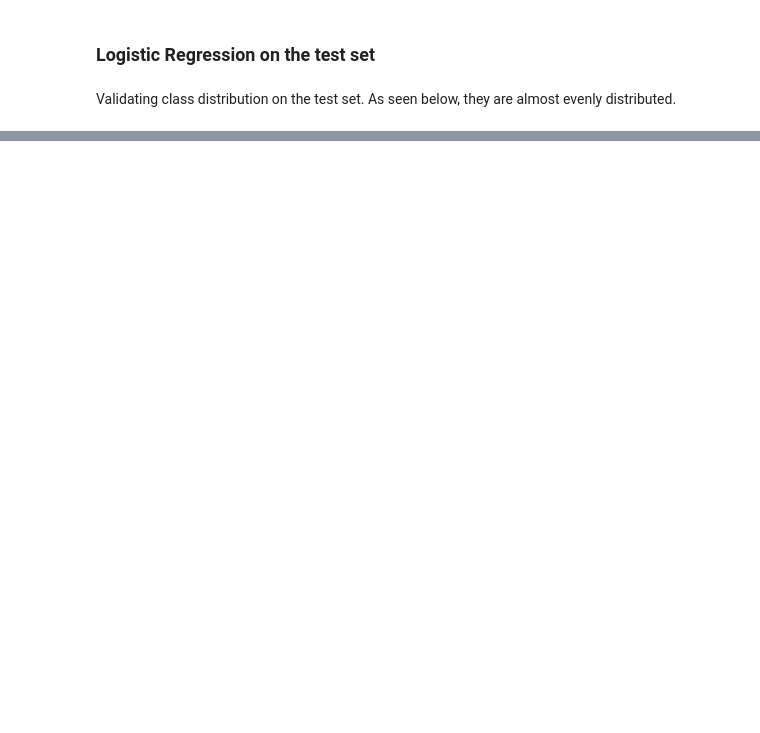
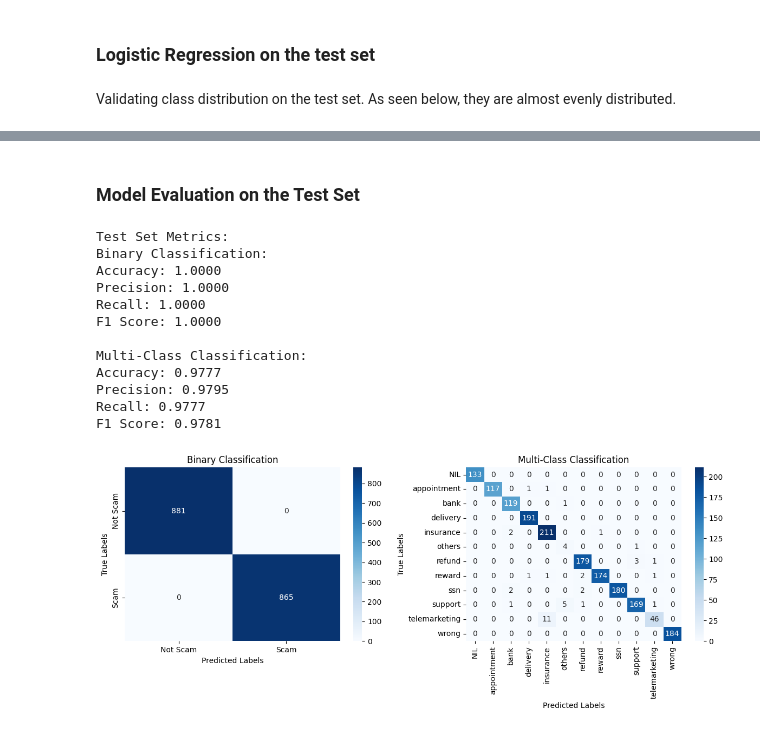
Before and after one commit to junxianyong/INF2008_P1-08, a Jupyter notebook: scam_detection/scam_detection.ipynb, the cells around one changed output, grey strips where cells are left out. Cells and saved outputs as stored; diff of their text form; code cells hidden in the pictures; blank space fills up the shorter version.

```diff
--- a/scam_detection/scam_detection.ipynb
+++ b/scam_detection/scam_detection.ipynb
@@ -861,0 +1367,35 @@ weighted avg       1.00      1.00      1.00      1746
+# %% [markdown]
+### Model Evaluation on the Test Set
+# %%
+pred_label, pred_type = multi_task_model.predict(X_test)
+
+eval_label, eval_type = multi_task_model.evaluate(X_test, y1_test, y2_test)
+
+print("Test Set Metrics:")
+print(f"Binary Classification:")
+print(f"Accuracy: {eval_label[0]:.4f}")
+print(f"Precision: {eval_label[1]:.4f}")
+print(f"Recall: {eval_label[2]:.4f}")
+print(f"F1 Score: {eval_label[3]:.4f}")
+
+print("\nMulti-Class Classification:")
+print(f"Accuracy: {eval_type[0]:.4f}")
+print(f"Precision: {eval_type[1]:.4f}")
+print(f"Recall: {eval_type[2]:.4f}")
+print(f"F1 Score: {eval_type[3]:.4f}")
+
+multi_task_model.plot_confusion_matrix(X_test, y1_test, y2_test, le.classes_)
+# %% [output]
+Test Set Metrics:
+Binary Classification:
+Accuracy: 1.0000
+Precision: 1.0000
+Recall: 1.0000
+F1 Score: 1.0000
+
+Multi-Class Classification:
+Accuracy: 0.9777
+Precision: 0.9795
+Recall: 0.9777
+F1 Score: 0.9781
+[figure, added]
```
Also changed, not shown: parts of 36 cells of this notebook, 2 other files.
